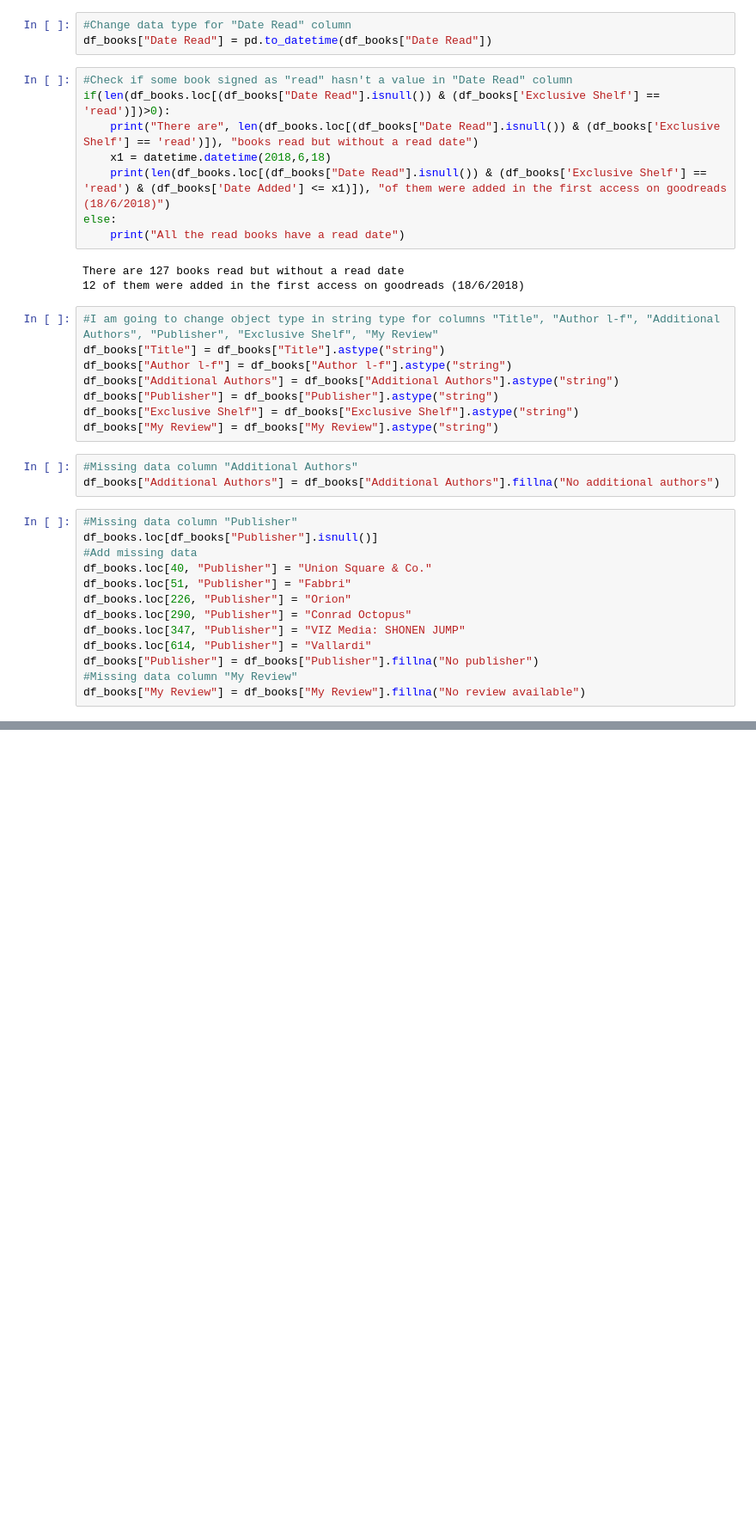
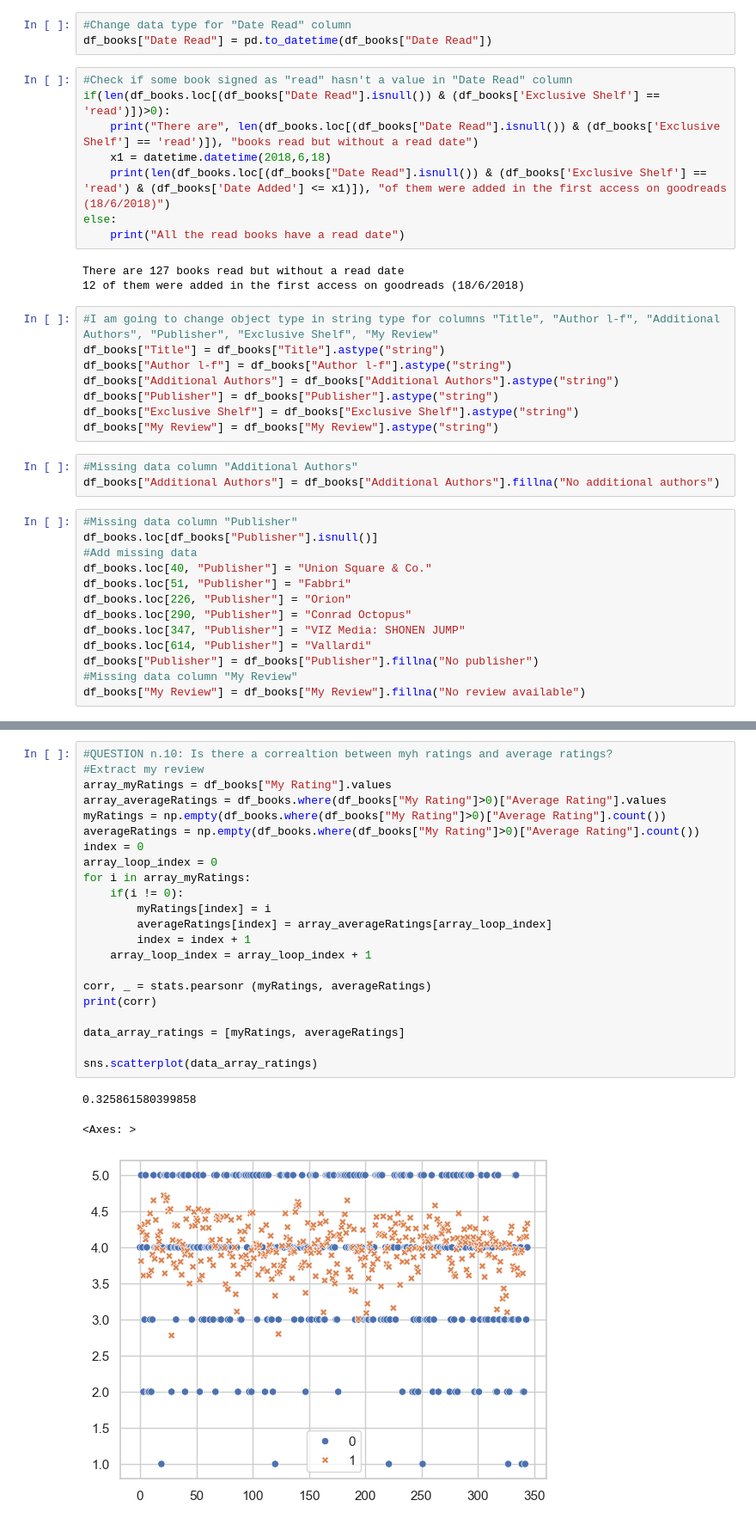
Before and after one commit to emmedibi/ReadingDataAnalysis, a Jupyter notebook: ReadingAnalysis.ipynb, the cells around one changed output, grey strips where cells are left out. Shown at 86% size. Saved outputs shown, nothing was run; the diff lists cells and outputs as text; blank space fills up the shorter version.

```diff
--- a/ReadingAnalysis.ipynb
+++ b/ReadingAnalysis.ipynb
@@ -361,0 +466,26 @@ sns.lineplot(data=dict_books_added, linewidth=1)
+# %%
+#QUESTION n.10: Is there a correaltion between myh ratings and average ratings?
+#Extract my review
+array_myRatings = df_books["My Rating"].values
+array_averageRatings = df_books.where(df_books["My Rating"]>0)["Average Rating"].values
+myRatings = np.empty(df_books.where(df_books["My Rating"]>0)["Average Rating"].count())
+averageRatings = np.empty(df_books.where(df_books["My Rating"]>0)["Average Rating"].count())
+index = 0
+array_loop_index = 0
+for i in array_myRatings:
+    if(i != 0):
+        myRatings[index] = i
+        averageRatings[index] = array_averageRatings[array_loop_index]
+        index = index + 1
+    array_loop_index = array_loop_index + 1
+
+corr, _ = stats.pearsonr (myRatings, averageRatings)
+print(corr)
+
+data_array_ratings = [myRatings, averageRatings]
+
+sns.scatterplot(data_array_ratings)
+# %% [output]
+0.325861580399858
+<Axes: >
+[figure, added]
```
Also changed, not shown: parts of 24 cells of this notebook.
